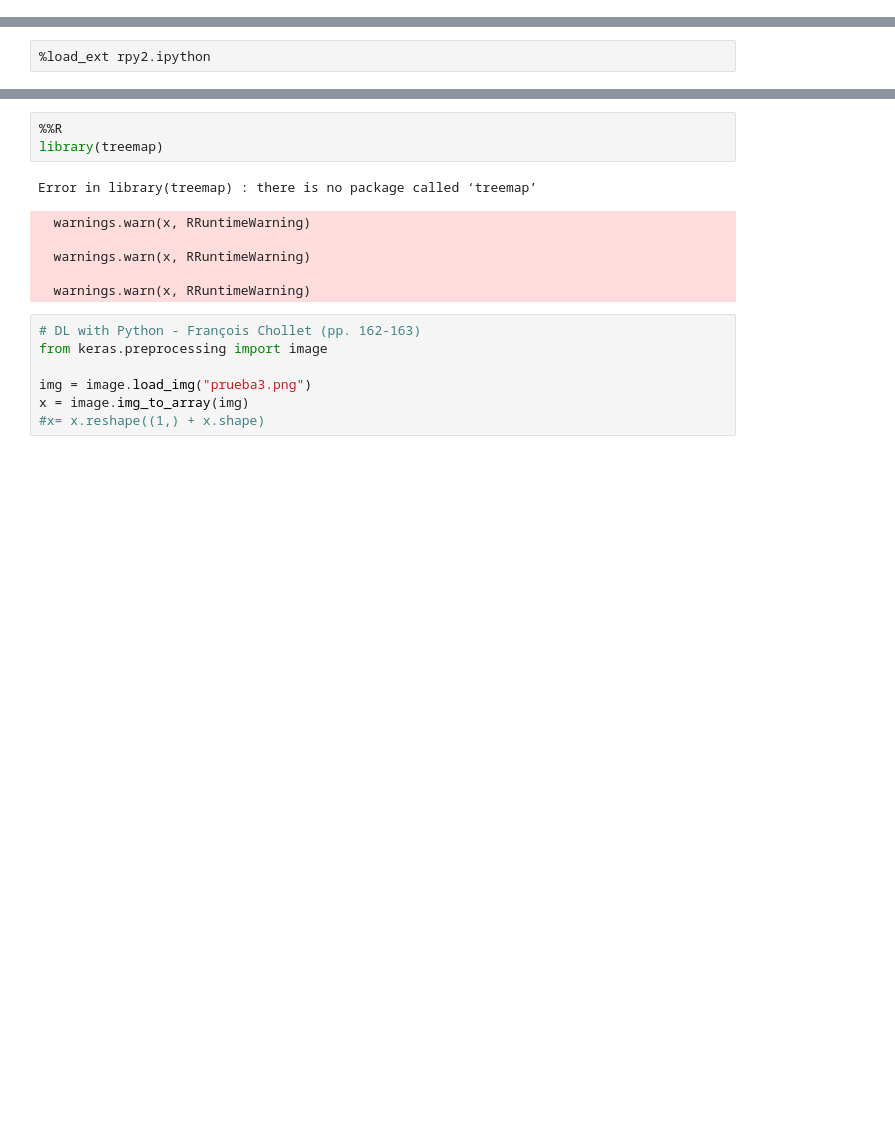
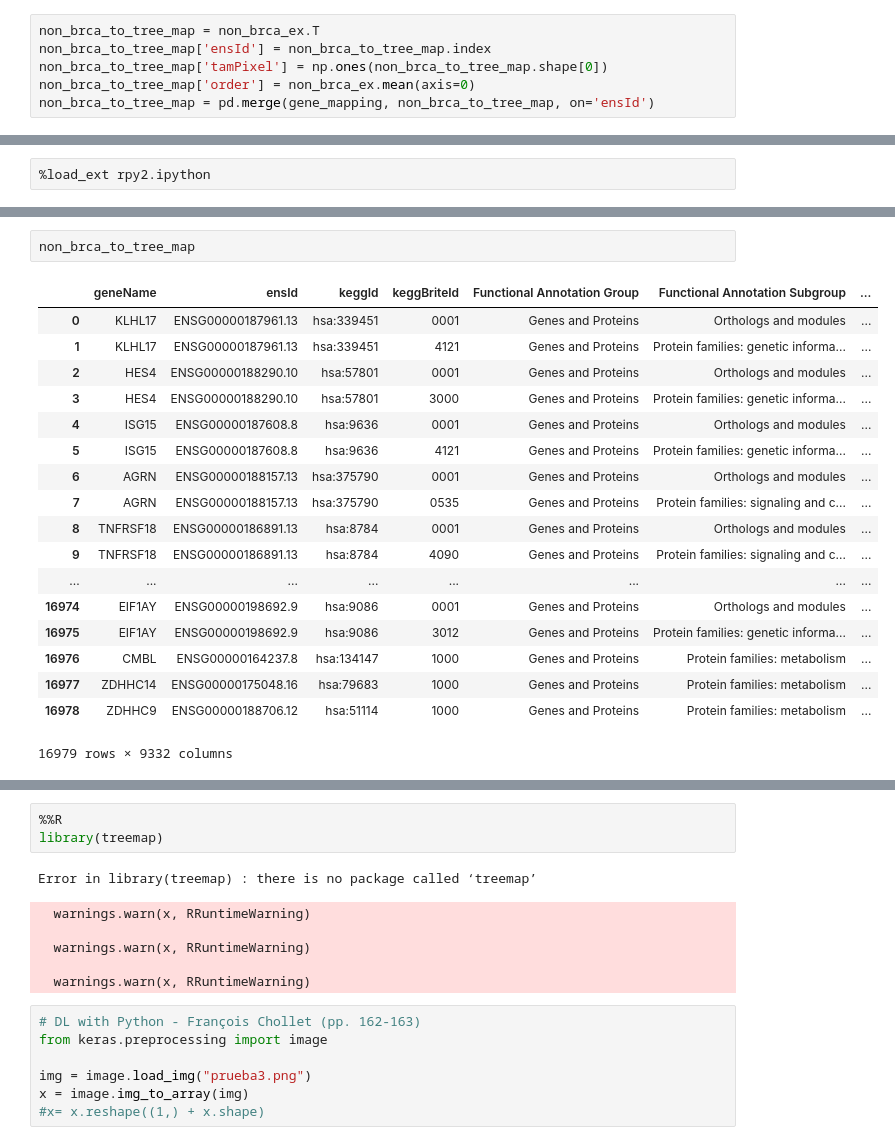
Before and after one commit to emecete/DL_CancerSurvivalPrediction, a Jupyter notebook: Gene_KEGG_treemap_sorting.ipynb, the cells around one changed output, grey strips where cells are left out. Saved outputs shown, nothing was run; the diff lists cells and outputs as text; blank space fills up the shorter version.

```diff
--- a/Gene_KEGG_treemap_sorting.ipynb
+++ b/Gene_KEGG_treemap_sorting.ipynb
@@ -268,3 +268,9 @@ pat_non_brca['ensId'] = pat_non_brca.index
 pat_non_brca['order'] = non_brca_ex.mean(axis=0)
 pat_non_brca = pd.merge(gene_mapping, pat_non_brca, on='ensId')
 pat_non_brca.to_csv('pat_non_brca.csv')
+# %%
+non_brca_to_tree_map = non_brca_ex.T
+non_brca_to_tree_map['ensId'] = non_brca_to_tree_map.index
+non_brca_to_tree_map['tamPixel'] = np.ones(non_brca_to_tree_map.shape[0])
+non_brca_to_tree_map['order'] = non_brca_ex.mean(axis=0)
+non_brca_to_tree_map = pd.merge(gene_mapping, non_brca_to_tree_map, on='ensId')
@@ -273 +340,22 @@ pat_non_brca.to_csv('pat_non_brca.csv')
+# %%
+non_brca_to_tree_map
+# %% [output]
+|  | geneName | ensId | keggId | keggBriteId | Functional Annotation Group | Functional Annotation Subgroup | ... |
+| 0 | KLHL17 | ENSG00000187961.13 | hsa:339451 | 0001 | Genes and Proteins | Orthologs and modules | ... |
+| 1 | KLHL17 | ENSG00000187961.13 | hsa:339451 | 4121 | Genes and Proteins | Protein families: genetic informa... | ... |
+| 2 | HES4 | ENSG00000188290.10 | hsa:57801 | 0001 | Genes and Proteins | Orthologs and modules | ... |
+| 3 | HES4 | ENSG00000188290.10 | hsa:57801 | 3000 | Genes and Proteins | Protein families: genetic informa... | ... |
+| 4 | ISG15 | ENSG00000187608.8 | hsa:9636 | 0001 | Genes and Proteins | Orthologs and modules | ... |
+| 5 | ISG15 | ENSG00000187608.8 | hsa:9636 | 4121 | Genes and Proteins | Protein families: genetic informa... | ... |
+| 6 | AGRN | ENSG00000188157.13 | hsa:375790 | 0001 | Genes and Proteins | Orthologs and modules | ... |
+| 7 | AGRN | ENSG00000188157.13 | hsa:375790 | 0535 | Genes and Proteins | Protein families: signaling and c... | ... |
+| 8 | TNFRSF18 | ENSG00000186891.13 | hsa:8784 | 0001 | Genes and Proteins | Orthologs and modules | ... |
+| 9 | TNFRSF18 | ENSG00000186891.13 | hsa:8784 | 4090 | Genes and Proteins | Protein families: signaling and c... | ... |
+| ... | ... | ... | ... | ... | ... | ... | ... |
+| 16974 | EIF1AY | ENSG00000198692.9 | hsa:9086 | 0001 | Genes and Proteins | Orthologs and modules | ... |
+| 16975 | EIF1AY | ENSG00000198692.9 | hsa:9086 | 3012 | Genes and Proteins | Protein families: genetic informa... | ... |
+| 16976 | CMBL | ENSG00000164237.8 | hsa:134147 | 1000 | Genes and Proteins | Protein families: metabolism | ... |
+| 16977 | ZDHHC14 | ENSG00000175048.16 | hsa:79683 | 1000 | Genes and Proteins | Protein families: metabolism | ... |
+| 16978 | ZDHHC9 | ENSG00000188706.12 | hsa:51114 | 1000 | Genes and Proteins | Protein families: metabolism | ... |
+16979 rows × 9332 columns
 # %%
```
Also changed, not shown: parts of 5 cells of this notebook.
